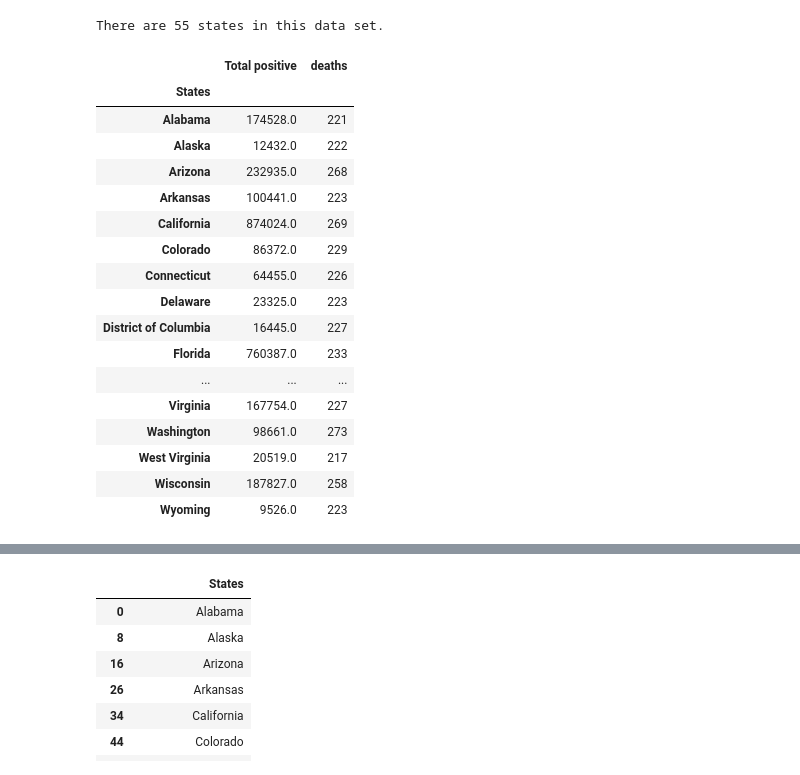
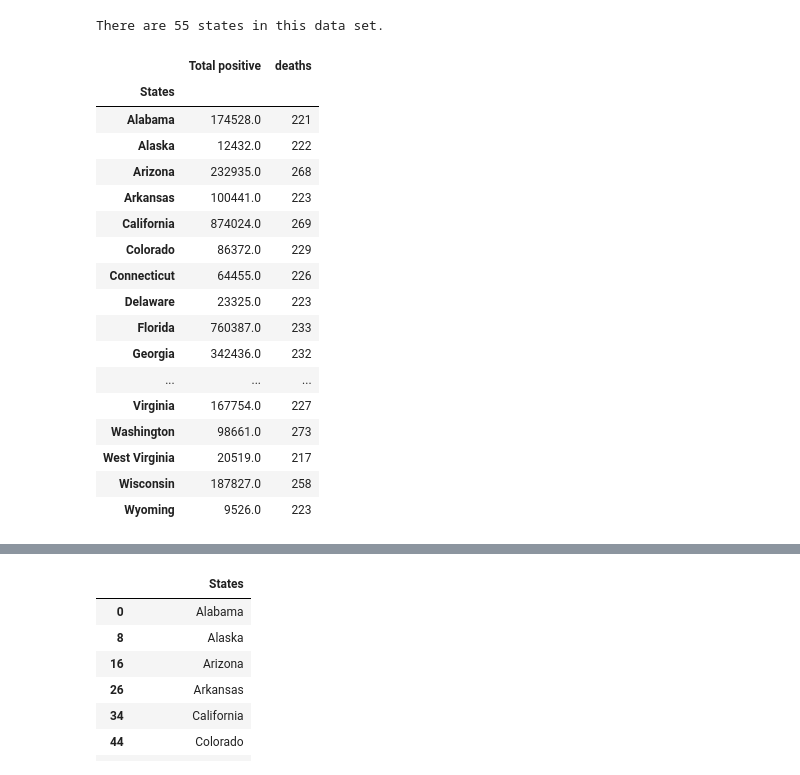
Before and after one commit to carrillofatima/UCI_Project-1_Group, a Jupyter notebook: state_covid_graphs.ipynb, the cells around one changed output, grey strips where cells are left out. Cells and saved outputs as stored; diff of their text form; code cells hidden in the pictures.

```diff
--- a/state_covid_graphs.ipynb
+++ b/state_covid_graphs.ipynb
@@ -54,22 +63,28 @@ There are 55 states in this data set.
 # %%
 states_positive_df = graph_data.groupby(['States']).sum()
 
 new_positive = states_positive_df.drop(columns=['Unnamed: 0', 'Total negaitive', 'Total test'])
 
+new_positive.drop(['Guam'], axis=0, inplace=True)
+new_positive.drop(['District of Columbia'], axis=0, inplace=True)
+new_positive.drop(['Virgin Islands'], axis=0, inplace=True)
+new_positive.drop(['Northern Mariana Islands'], axis=0, inplace=True)
+new_positive.drop(['Puerto Rico'], axis=0, inplace=True)
+
 new_positive.head(100)
 # %% [output]
 |  | Total positive | deaths |
 | States |  |  |
 | Alabama | 174528.0 | 221 |
 | Alaska | 12432.0 | 222 |
 | Arizona | 232935.0 | 268 |
 | Arkansas | 100441.0 | 223 |
 | California | 874024.0 | 269 |
 | Colorado | 86372.0 | 229 |
 | Connecticut | 64455.0 | 226 |
 | Delaware | 23325.0 | 223 |
-| District of Columbia | 16445.0 | 227 |
 | Florida | 760387.0 | 233 |
+| Georgia | 342436.0 | 232 |
 | ... | ... | ... |
 | Virginia | 167754.0 | 227 |
 | Washington | 98661.0 | 273 |
```
Also changed, not shown: parts of 7 cells of this notebook.
